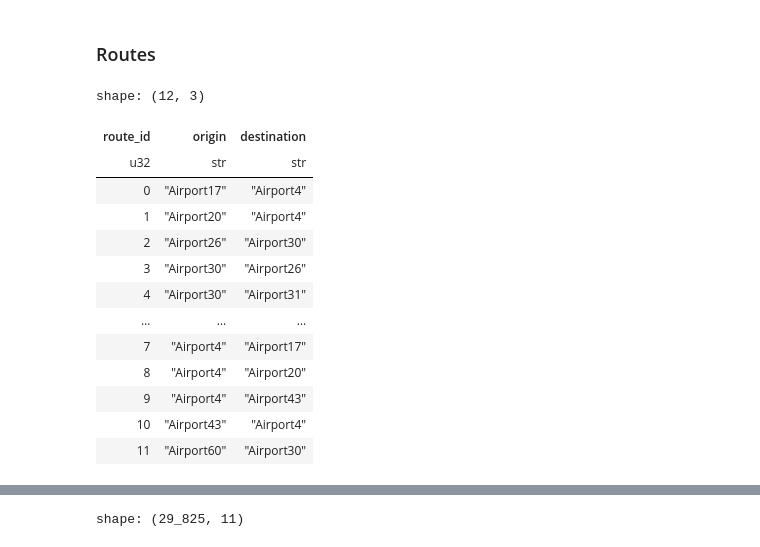
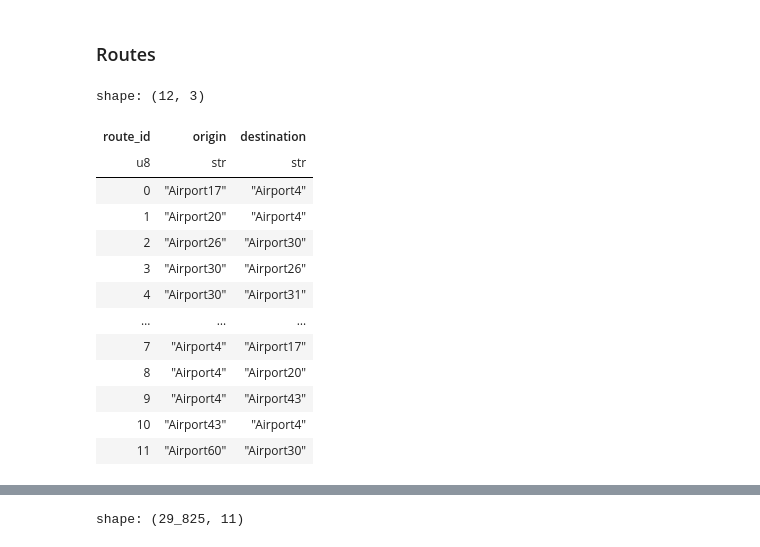
Before and after one commit to mayur7garg/FarePrediction, a Jupyter notebook: src/02 Preprocessing.ipynb, the cells around one changed output, grey strips where cells are left out. Cells and saved outputs as stored; diff of their text form; code cells hidden in the pictures.

```diff
--- a/src/02 Preprocessing.ipynb
+++ b/src/02 Preprocessing.ipynb
@@ -715,13 +716,17 @@ Same
 # %%
 route_mapping = train_fares_df.select(
     pl.col(['origin', 'destination'])
-).unique().sort(['origin', 'destination']).with_row_index(name = "route_id")
+).unique().sort(
+    ['origin', 'destination']
+).with_row_index(name = "route_id").with_columns(
+    pl.col('route_id').cast(pl.UInt8())
+)
 
 route_mapping
 # %% [output]
 shape: (12, 3)
 | route_id | origin | destination |
-| u32 | str | str |
+| u8 | str | str |
 | 0 | "Airport17" | "Airport4" |
 | 1 | "Airport20" | "Airport4" |
 | 2 | "Airport26" | "Airport30" |
```
Also changed, not shown: parts of 23 cells of this notebook, 2 other files.
